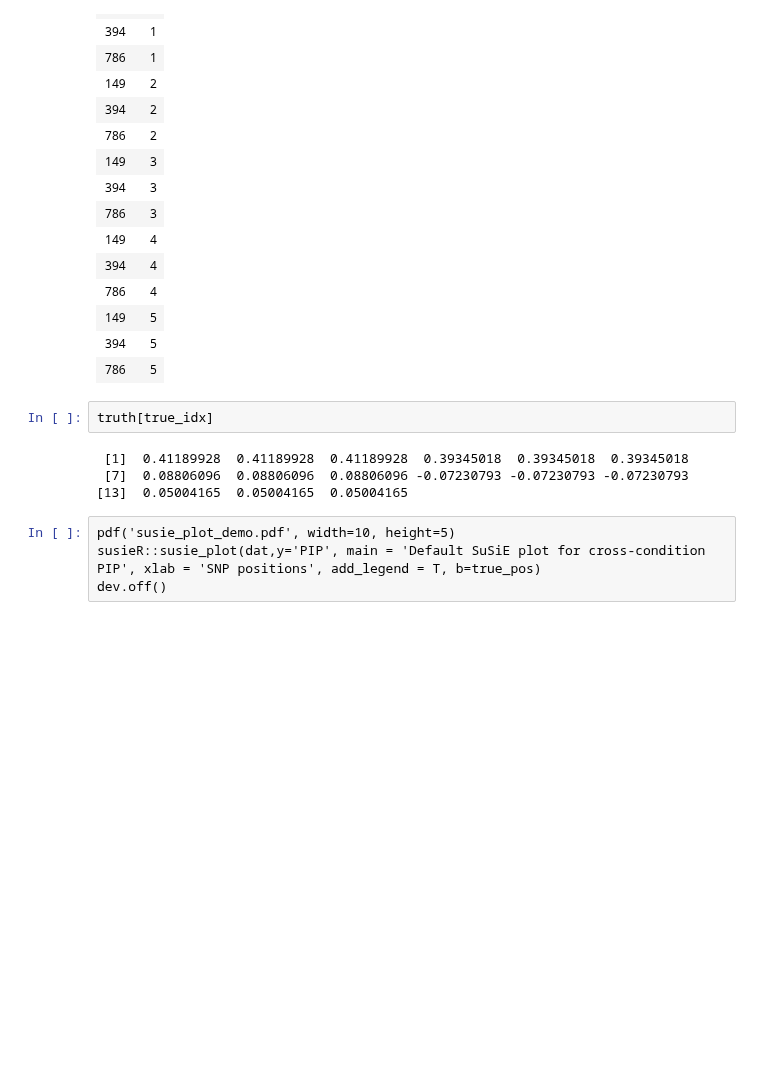
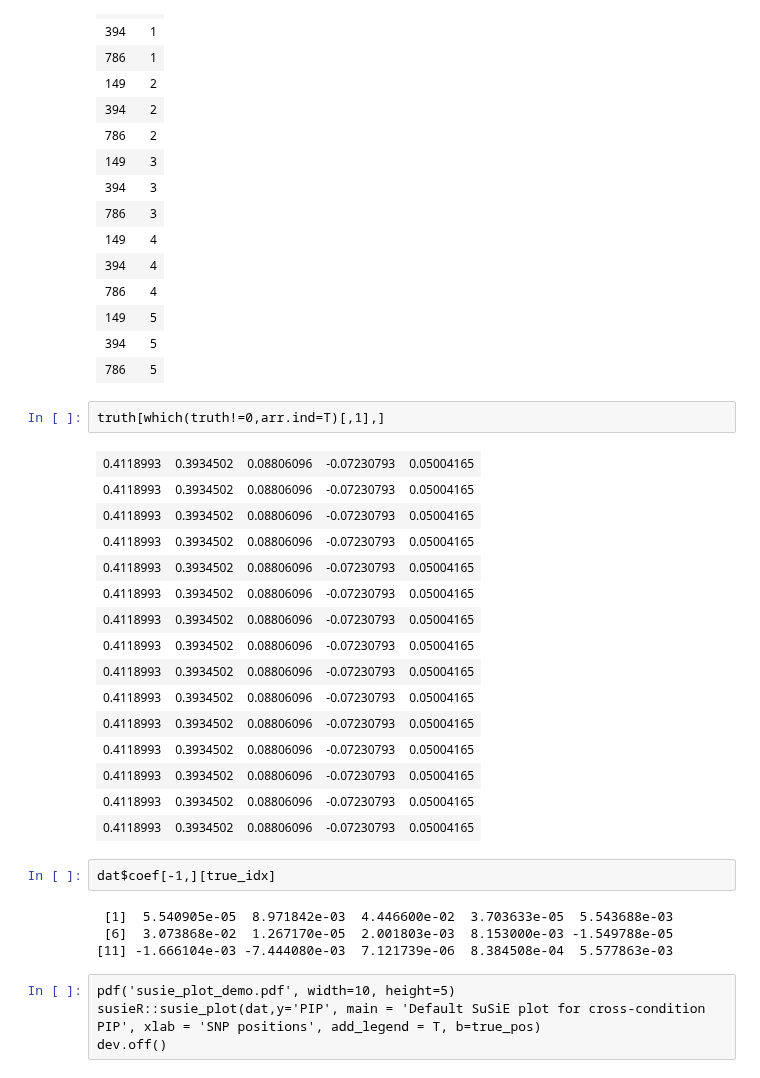
Before and after one commit to stephenslab/mvsusieR, a Jupyter notebook: inst/prototypes/output_visualization.ipynb, the cells around one changed output. Cells and saved outputs as stored; diff of their text form; blank space fills up the shorter version.

```diff
--- a/inst/prototypes/output_visualization.ipynb
+++ b/inst/prototypes/output_visualization.ipynb
@@ -42,12 +42,30 @@ true_idx
 | 149 | 5 |
 | 394 | 5 |
 | 786 | 5 |
-# %%
-truth[true_idx]
-# %% [output]
- [1]  0.41189928  0.41189928  0.41189928  0.39345018  0.39345018  0.39345018
- [7]  0.08806096  0.08806096  0.08806096 -0.07230793 -0.07230793 -0.07230793
-[13]  0.05004165  0.05004165  0.05004165
+# %%
+truth[which(truth!=0,arr.ind=T)[,1],]
+# %% [output]
+| 0.4118993 | 0.3934502 | 0.08806096 | -0.07230793 | 0.05004165 |
+| 0.4118993 | 0.3934502 | 0.08806096 | -0.07230793 | 0.05004165 |
+| 0.4118993 | 0.3934502 | 0.08806096 | -0.07230793 | 0.05004165 |
+| 0.4118993 | 0.3934502 | 0.08806096 | -0.07230793 | 0.05004165 |
+| 0.4118993 | 0.3934502 | 0.08806096 | -0.07230793 | 0.05004165 |
+| 0.4118993 | 0.3934502 | 0.08806096 | -0.07230793 | 0.05004165 |
+| 0.4118993 | 0.3934502 | 0.08806096 | -0.07230793 | 0.05004165 |
+| 0.4118993 | 0.3934502 | 0.08806096 | -0.07230793 | 0.05004165 |
+| 0.4118993 | 0.3934502 | 0.08806096 | -0.07230793 | 0.05004165 |
+| 0.4118993 | 0.3934502 | 0.08806096 | -0.07230793 | 0.05004165 |
+| 0.4118993 | 0.3934502 | 0.08806096 | -0.07230793 | 0.05004165 |
+| 0.4118993 | 0.3934502 | 0.08806096 | -0.07230793 | 0.05004165 |
+| 0.4118993 | 0.3934502 | 0.08806096 | -0.07230793 | 0.05004165 |
+| 0.4118993 | 0.3934502 | 0.08806096 | -0.07230793 | 0.05004165 |
+| 0.4118993 | 0.3934502 | 0.08806096 | -0.07230793 | 0.05004165 |
+# %%
+dat$coef[-1,][true_idx]
+# %% [output]
+ [1]  5.540905e-05  8.971842e-03  4.446600e-02  3.703633e-05  5.543688e-03
+ [6]  3.073868e-02  1.267170e-05  2.001803e-03  8.153000e-03 -1.549788e-05
+[11] -1.666104e-03 -7.444080e-03  7.121739e-06  8.384508e-04  5.577863e-03
 # %%
 pdf('susie_plot_demo.pdf', width=10, height=5)
 susieR::susie_plot(dat,y='PIP', main = 'Default SuSiE plot for cross-condition PIP', xlab = 'SNP positions', add_legend = T, b=true_pos)
```
Also changed, not shown: parts of 4 cells of this notebook.
